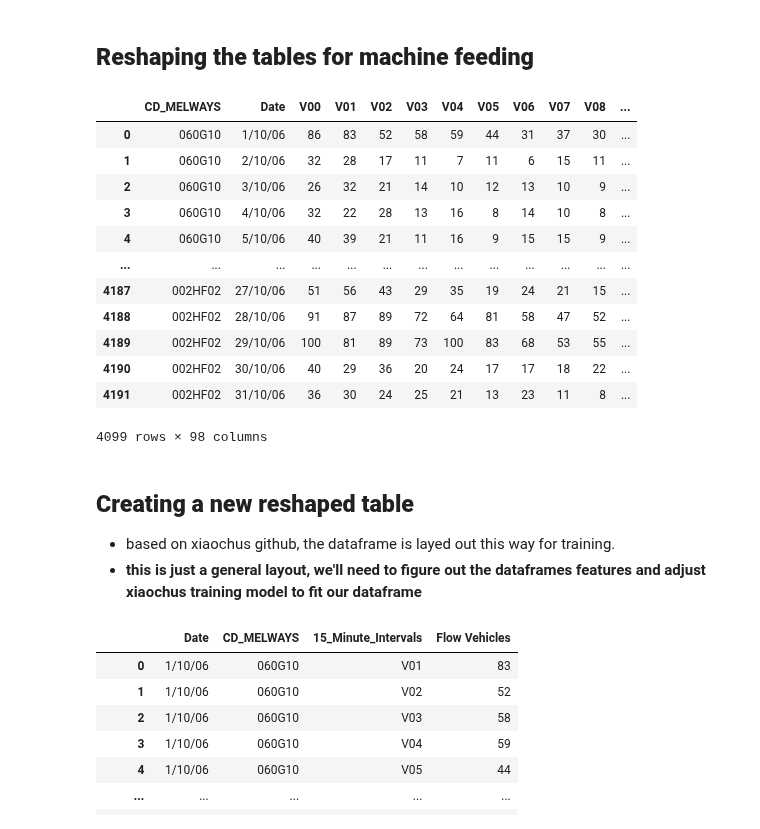
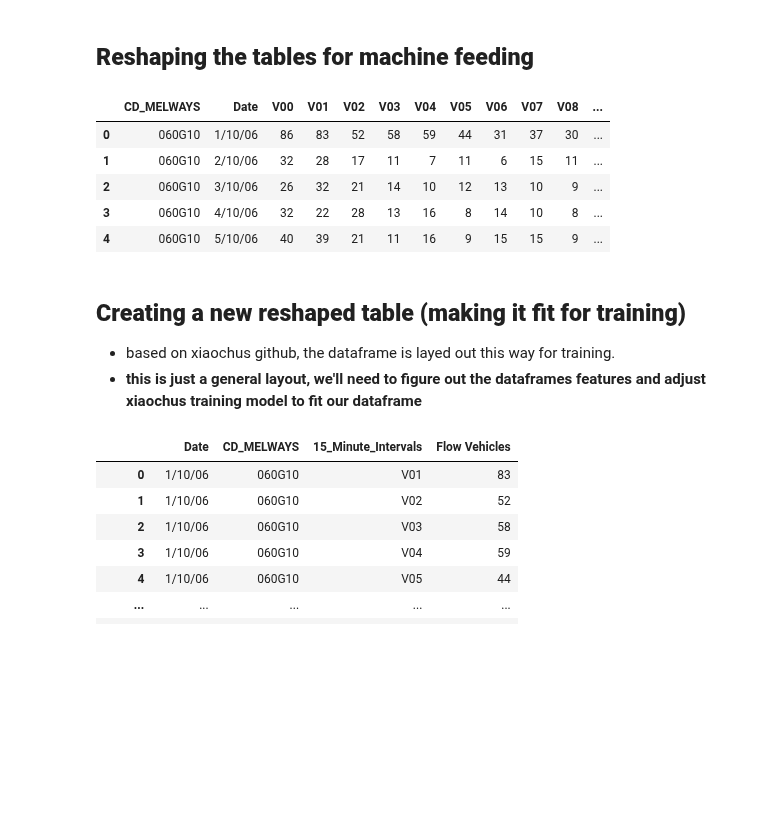
Before and after one commit to hengrvisal/Traffic-Flow-Prediction-System-TPFS, a Jupyter notebook: processing_data.ipynb, the cells around one changed output. Saved outputs shown, nothing was run; the diff lists cells and outputs as text; code cells hidden in the pictures; blank space fills up the shorter version.

```diff
--- a/processing_data.ipynb
+++ b/processing_data.ipynb
@@ -71,23 +68,16 @@ cols_to_drop = ['SCATS Number', 'Location', 'NB_LATITUDE', 'NB_LONGITUDE', 'HF V
 ml_train_october = df_scats_data_october.copy()
 ml_train_october = ml_train_october.drop(columns=cols_to_drop, axis=1)
 # %%
-ml_train_october
+ml_train_october.head()
 # %% [output]
 |  | CD_MELWAYS | Date | V00 | V01 | V02 | V03 | V04 | V05 | V06 | V07 | V08 | ... |
 | 0 | 060G10 | 1/10/06 | 86 | 83 | 52 | 58 | 59 | 44 | 31 | 37 | 30 | ... |
 | 1 | 060G10 | 2/10/06 | 32 | 28 | 17 | 11 | 7 | 11 | 6 | 15 | 11 | ... |
 | 2 | 060G10 | 3/10/06 | 26 | 32 | 21 | 14 | 10 | 12 | 13 | 10 | 9 | ... |
 | 3 | 060G10 | 4/10/06 | 32 | 22 | 28 | 13 | 16 | 8 | 14 | 10 | 8 | ... |
 | 4 | 060G10 | 5/10/06 | 40 | 39 | 21 | 11 | 16 | 9 | 15 | 15 | 9 | ... |
-| ... | ... | ... | ... | ... | ... | ... | ... | ... | ... | ... | ... | ... |
-| 4187 | 002HF02 | 27/10/06 | 51 | 56 | 43 | 29 | 35 | 19 | 24 | 21 | 15 | ... |
-| 4188 | 002HF02 | 28/10/06 | 91 | 87 | 89 | 72 | 64 | 81 | 58 | 47 | 52 | ... |
-| 4189 | 002HF02 | 29/10/06 | 100 | 81 | 89 | 73 | 100 | 83 | 68 | 53 | 55 | ... |
-| 4190 | 002HF02 | 30/10/06 | 40 | 29 | 36 | 20 | 24 | 17 | 17 | 18 | 22 | ... |
-| 4191 | 002HF02 | 31/10/06 | 36 | 30 | 24 | 25 | 21 | 13 | 23 | 11 | 8 | ... |
-4099 rows × 98 columns
 # %% [markdown]
-## **Creating a new reshaped table**
+## **Creating a new reshaped table (making it fit for training)**
 
 - based on xiaochus github, the dataframe is layed out this way for training.
 - **this is just a general layout, we'll need to figure out the dataframes features and adjust xiaochus training model to fit our dataframe**
```
Also changed, not shown: parts of 4 cells of this notebook, 1 other file.
